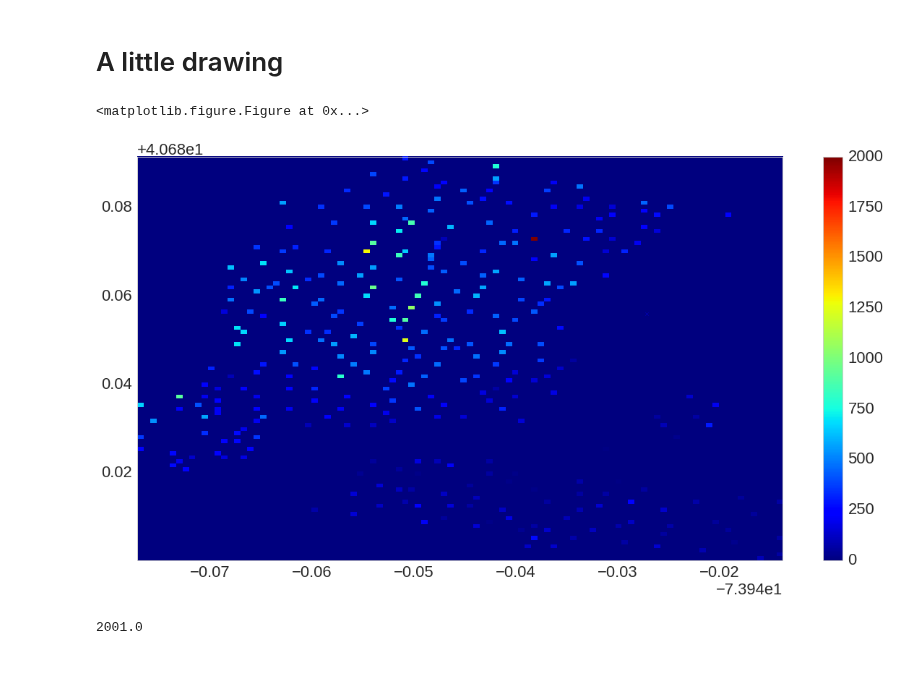
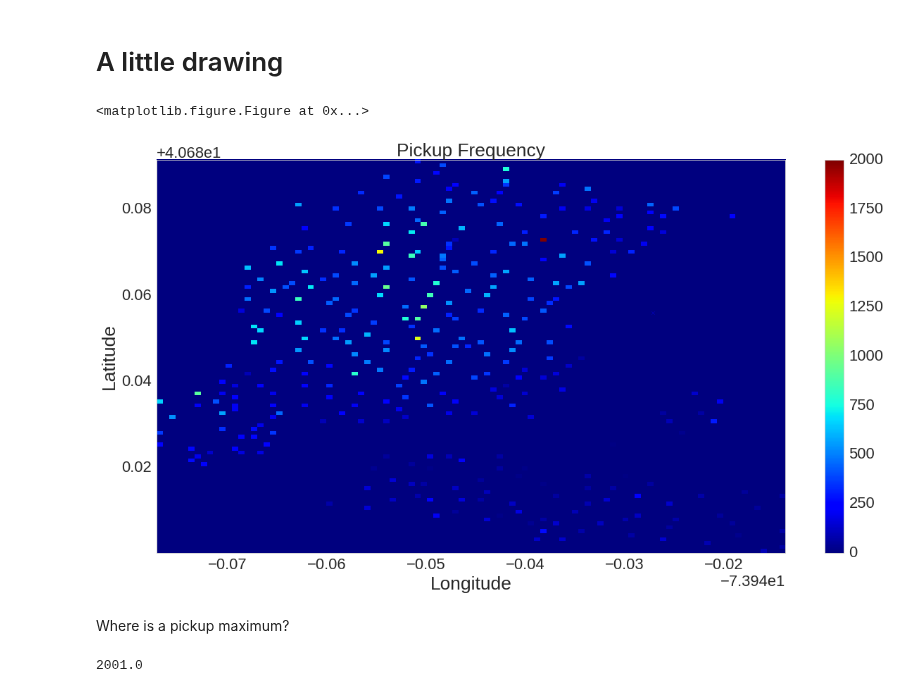
Before and after one commit to nikhase/nyc-taxi, a Jupyter notebook: weeklyBikeAnalysis.ipynb, the cells around one changed output. Drawn from its saved outputs; the diff is of its cells as text; code cells hidden in the pictures; blank space fills up the shorter version.

Commit message:
Finished the bike jupyter notebook

```diff
--- a/weeklyBikeAnalysis.ipynb
+++ b/weeklyBikeAnalysis.ipynb
@@ -526,27 +522,33 @@ anomaly.tail()
 # %%
 x = data.pickup_longitude
 y = data.pickup_latitude
 
 bins = 100;
 #H, xedges, yedges = np.histogram2d(x, y, bins=100, range=[ [x.quantile(.05), x.quantile(.95)],
 #        [y.quantile(.05), y.quantile(.95)]], normed=False, weights=None)
 H, xedges, yedges = np.histogram2d(x, y, bins=bins)
 
 plt.jet()
 fig = plt.figure(figsize=(20, 10))
 #ax.set_title('pcolormesh: exact bin edges')
 #mesh = plt.pcolormesh(X, Y, H)
 plt.hist2d(x,y,bins=bins)
 plt.colorbar()
 plt.scatter(xedges[79], yedges[61], marker='x')
 ax = fig.gca()
 ax.grid(False)
+plt.xlabel('Longitude')
+plt.ylabel('Latitude')
+plt.title('Pickup Frequency')
 #ax.set_aspect('equal')
 #plt.savefig('figure.pdf', format='pdf')
 #plt.savefig('figure.png', format='png')
+plt.savefig('figures/bike_stations.png', format='png', dpi=150)
 # %% [output]
 <matplotlib.figure.Figure at 0x...>
-[figure, old version]
+[figure, new version]
+# %% [markdown]
+Where is a pickup maximum?
 # %%
 np.amax(H)
 # %% [output]
```
Also changed, not shown: parts of 77 cells of this notebook.
